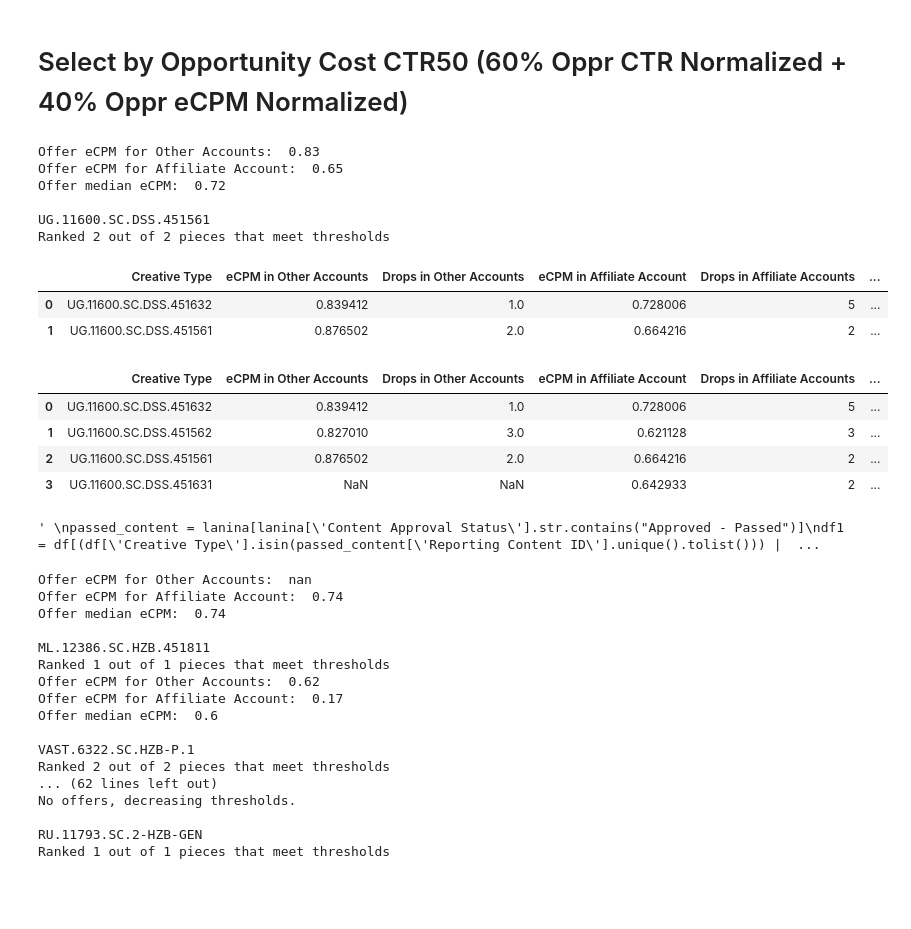
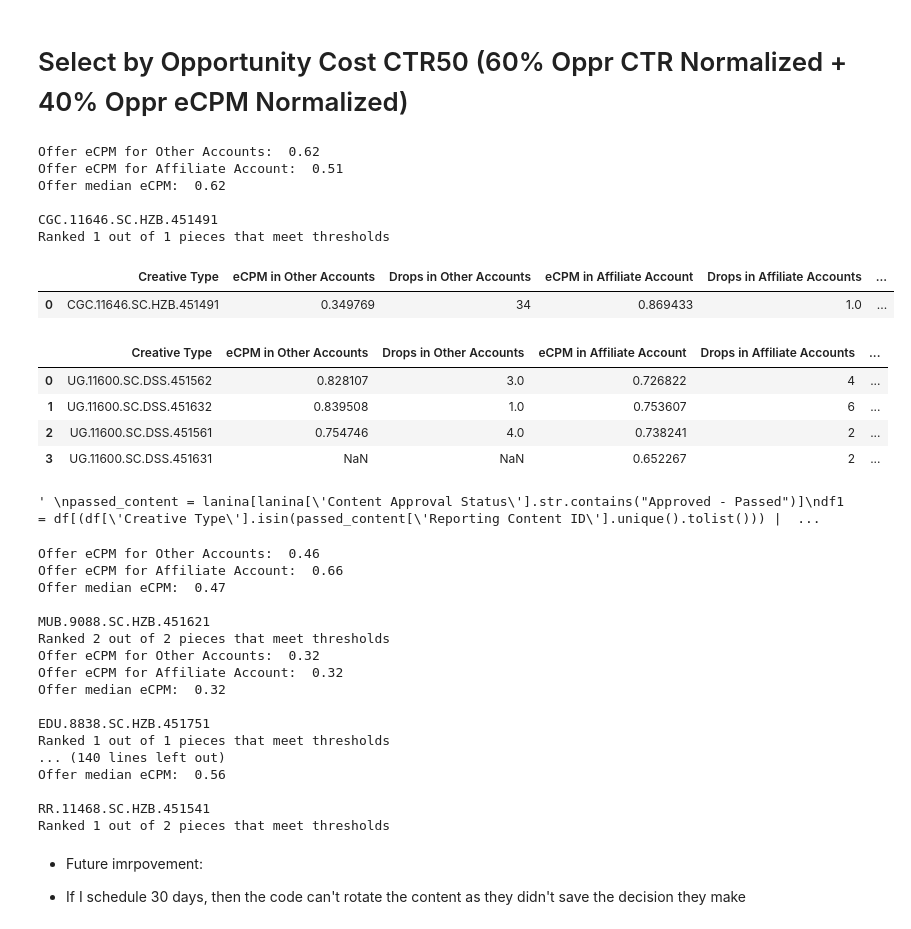
Before and after one commit to RXMG/SMS_Report, a Jupyter notebook: automation/sms_content_scheduling_report.ipynb, the cells around one changed output. Drawn from its saved outputs; the diff is of its cells as text; code cells hidden in the pictures; blank space fills up the shorter version.

```diff
--- a/automation/sms_content_scheduling_report.ipynb
+++ b/automation/sms_content_scheduling_report.ipynb
@@ -98,7 +99,7 @@ warnings.filterwarnings('ignore')
 
 def content_select(sc,pubid,hitpath):
     ccid=''
-
+    mamba = infrastructure.get_mamba()
     # according to pubid and sc to find out sc_dppub from df
     publisher = infrastructure.get_publisher()
     dppub = publisher[publisher['PUBID']==int(pubid)]['NEW DP.DS or DP.sV'].values[0]
@@ -285,36 +286,35 @@ def content_select(sc,pubid,hitpath):
     return df_content, df_content_all, ccid
 # %%
 pd.set_option("display.max_rows", None, "display.max_columns", None, 'max_colwidth', None )
-hitpath = '11600'
+hitpath = '11646'
 sc_dppub_affiliate = 'DSS_TLG.PL_461768'
 sc = sc_dppub_affiliate.split('_')[0]
 dppub = sc_dppub_affiliate.split('_')[1]
 pubid = sc_dppub_affiliate.split('_')[2]
 # according to pubid and sc to find out sc_dppub from df
 
 content_select_result  = content_select(sc,pubid,hitpath)
 df_content = content_select_result[0]
 df_content_all = content_select_result[1]
 ccid = content_select_result[2]
 df_content
 # %% [output]
-Offer eCPM for Other Accounts:  0.83
-Offer eCPM for Affiliate Account:  0.65
-Offer median eCPM:  0.72
+Offer eCPM for Other Accounts:  0.62
+Offer eCPM for Affiliate Account:  0.51
+Offer median eCPM:  0.62
 
-UG.11600.SC.DSS.451561
-Ranked 2 out of 2 pieces that meet thresholds
+CGC.11646.SC.HZB.451491
+Ranked 1 out of 1 pieces that meet thresholds
 |  | Creative Type | eCPM in Other Accounts | Drops in Other Accounts | eCPM in Affiliate Account | Drops in Affiliate Accounts | ... |
-| 0 | UG.11600.SC.DSS.451632 | 0.839412 | 1.0 | 0.728006 | 5 | ... |
-| 1 | UG.11600.SC.DSS.451561 | 0.876502 | 2.0 | 0.664216 | 2 | ... |
+| 0 | CGC.11646.SC.HZB.451491 | 0.349769 | 34 | 0.869433 | 1.0 | ... |
 # %%
 df_content_all
 # %% [output]
 |  | Creative Type | eCPM in Other Accounts | Drops in Other Accounts | eCPM in Affiliate Account | Drops in Affiliate Accounts | ... |
-| 0 | UG.11600.SC.DSS.451632 | 0.839412 | 1.0 | 0.728006 | 5 | ... |
-| 1 | UG.11600.SC.DSS.451562 | 0.827010 | 3.0 | 0.621128 | 3 | ... |
-| 2 | UG.11600.SC.DSS.451561 | 0.876502 | 2.0 | 0.664216 | 2 | ... |
-| 3 | UG.11600.SC.DSS.451631 | NaN | NaN | 0.642933 | 2 | ... |
+| 0 | UG.11600.SC.DSS.451562 | 0.828107 | 3.0 | 0.726822 | 4 | ... |
+| 1 | UG.11600.SC.DSS.451632 | 0.839508 | 1.0 | 0.753607 | 6 | ... |
+| 2 | UG.11600.SC.DSS.451561 | 0.754746 | 4.0 | 0.738241 | 2 | ... |
+| 3 | UG.11600.SC.DSS.451631 | NaN | NaN | 0.652267 | 2 | ... |
 # %%
 """
 passed_content = lanina[lanina['Content Approval Status'].str.contains("Approved - Passed")]
@@ -396,23 +400,26 @@ def content_schedule(sc_dppub_affiliate, days_ahead, update_bool = False):
 # %%
 sc_dppub_affiliate = "HZB_TLG.PL_461768"
-days_ahead = 10
-update_bool = False
+days_ahead = 30
+update_bool = True
 content_schedule(sc_dppub_affiliate,days_ahead, update_bool)
 # %% [output]
-Offer eCPM for Other Accounts:  nan
-Offer eCPM for Affiliate Account:  0.74
-Offer median eCPM:  0.74
+Offer eCPM for Other Accounts:  0.46
+Offer eCPM for Affiliate Account:  0.66
+Offer median eCPM:  0.47
 
-ML.12386.SC.HZB.451811
+MUB.9088.SC.HZB.451621
+Ranked 2 out of 2 pieces that meet thresholds
+Offer eCPM for Other Accounts:  0.32
+Offer eCPM for Affiliate Account:  0.32
+Offer median eCPM:  0.32
+
+EDU.8838.SC.HZB.451751
 Ranked 1 out of 1 pieces that meet thresholds
-Offer eCPM for Other Accounts:  0.62
-Offer eCPM for Affiliate Account:  0.17
-Offer median eCPM:  0.6
+... (140 lines left out)
+Offer median eCPM:  0.56
 
-VAST.6322.SC.HZB-P.1
-Ranked 2 out of 2 pieces that meet thresholds
-... (62 lines left out)
-No offers, decreasing thresholds.
-
-RU.11793.SC.2-HZB-GEN
-Ranked 1 out of 1 pieces that meet thresholds
+RR.11468.SC.HZB.451541
+Ranked 1 out of 2 pieces that meet thresholds
+# %% [markdown]
++ Future imrpovement:
+- If I schedule 30 days, then the code can't rotate the content as they didn't save the decision they make
```
Also changed, not shown: parts of 2 cells of this notebook.
